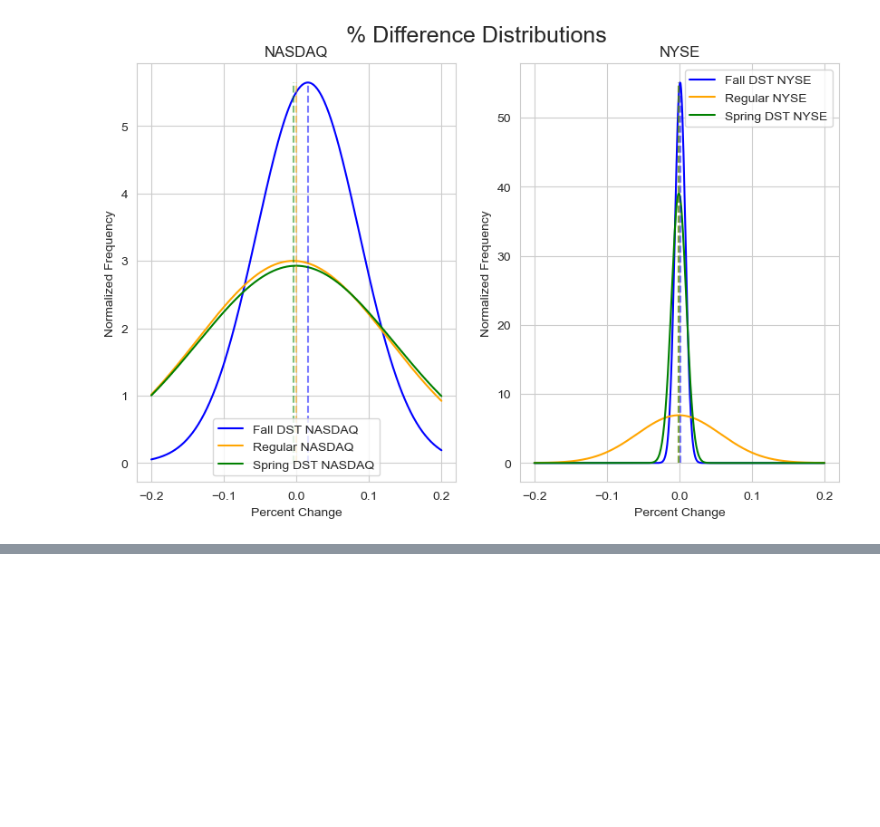
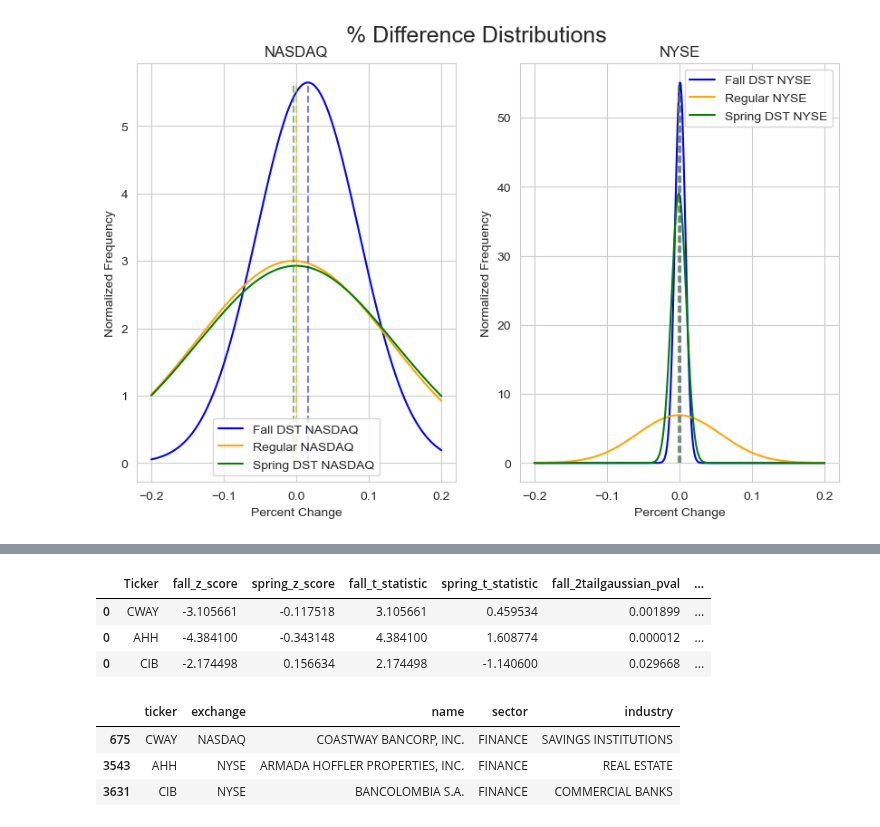
Before and after one commit to ghuckabe/DSTMarketAnalysis, a Jupyter notebook: model_exploration_gabby.ipynb, the cells around one changed output, grey strips where cells are left out. Saved outputs shown, nothing was run; the diff lists cells and outputs as text; code cells hidden in the pictures; blank space fills up the shorter version.

```diff
--- a/model_exploration_gabby.ipynb
+++ b/model_exploration_gabby.ipynb
@@ -979,0 +1057,15 @@ ax1.legend()
+# %%
+final_fin_picks = fin_picks.loc[fin_picks.n_fdst>=fin_picks.desired_sample_size]
+final_fin_picks
+# %% [output]
+|  | Ticker | fall_z_score | spring_z_score | fall_t_statistic | spring_t_statistic | fall_2tailgaussian_pval | ... |
+| 0 | CWAY | -3.105661 | -0.117518 | 3.105661 | 0.459534 | 0.001899 | ... |
+| 0 | AHH | -4.384100 | -0.343148 | 4.384100 | 1.608774 | 0.000012 | ... |
+| 0 | CIB | -2.174498 | 0.156634 | 2.174498 | -1.140600 | 0.029668 | ... |
+# %%
+metadata.loc[metadata.ticker.isin(final_fin_picks.Ticker)]
+# %% [output]
+|  | ticker | exchange | name | sector | industry |
+| 675 | CWAY | NASDAQ | COASTWAY BANCORP, INC. | FINANCE | SAVINGS INSTITUTIONS |
+| 3543 | AHH | NYSE | ARMADA HOFFLER PROPERTIES, INC. | FINANCE | REAL ESTATE |
+| 3631 | CIB | NYSE | BANCOLOMBIA S.A. | FINANCE | COMMERCIAL BANKS |
```
Also changed, not shown: parts of 44 cells of this notebook.
